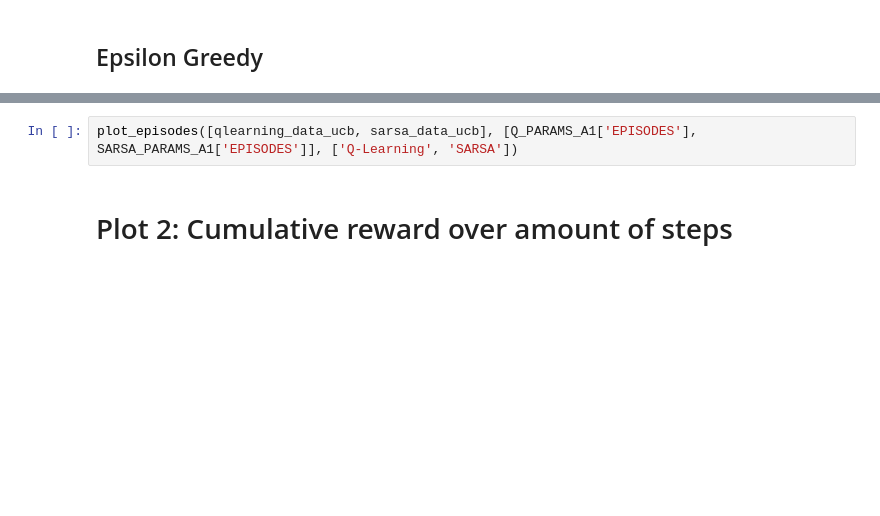
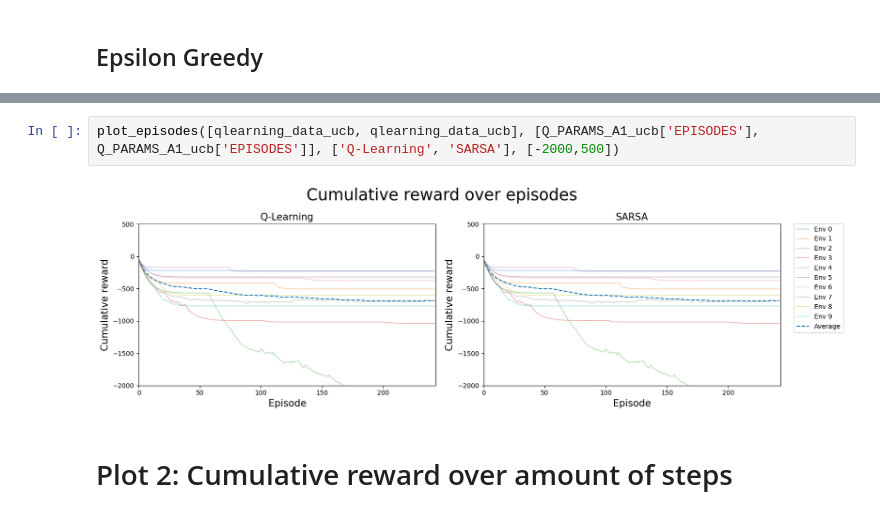
Before and after one commit to Schmiddi3110/MasterStudium, a Jupyter notebook: DRL/Studienarbeiten/Studienarbeit1/test.ipynb, the cells around one changed output, grey strips where cells are left out. Cells and saved outputs as stored; diff of their text form; blank space fills up the shorter version.

```diff
--- a/DRL/Studienarbeiten/Studienarbeit1/test.ipynb
+++ b/DRL/Studienarbeiten/Studienarbeit1/test.ipynb
@@ -142,5 +164,7 @@ plot_episodes([qlearning_data_no_decay, sarsa_data_no_decay], [Q_PARAMS_A1['EPIS
 # %%
-plot_episodes([qlearning_data_ucb, sarsa_data_ucb], [Q_PARAMS_A1['EPISODES'], SARSA_PARAMS_A1['EPISODES']], ['Q-Learning', 'SARSA'])
+plot_episodes([qlearning_data_ucb, qlearning_data_ucb], [Q_PARAMS_A1_ucb['EPISODES'], Q_PARAMS_A1_ucb['EPISODES']], ['Q-Learning', 'SARSA'], [-2000,500])
+# %% [output]
+[figure, added]
 # %% [markdown]
 # Plot 2: Cumulative reward over amount of steps
 # %%
```
Also changed, not shown: parts of 15 cells of this notebook, 6 other files.
